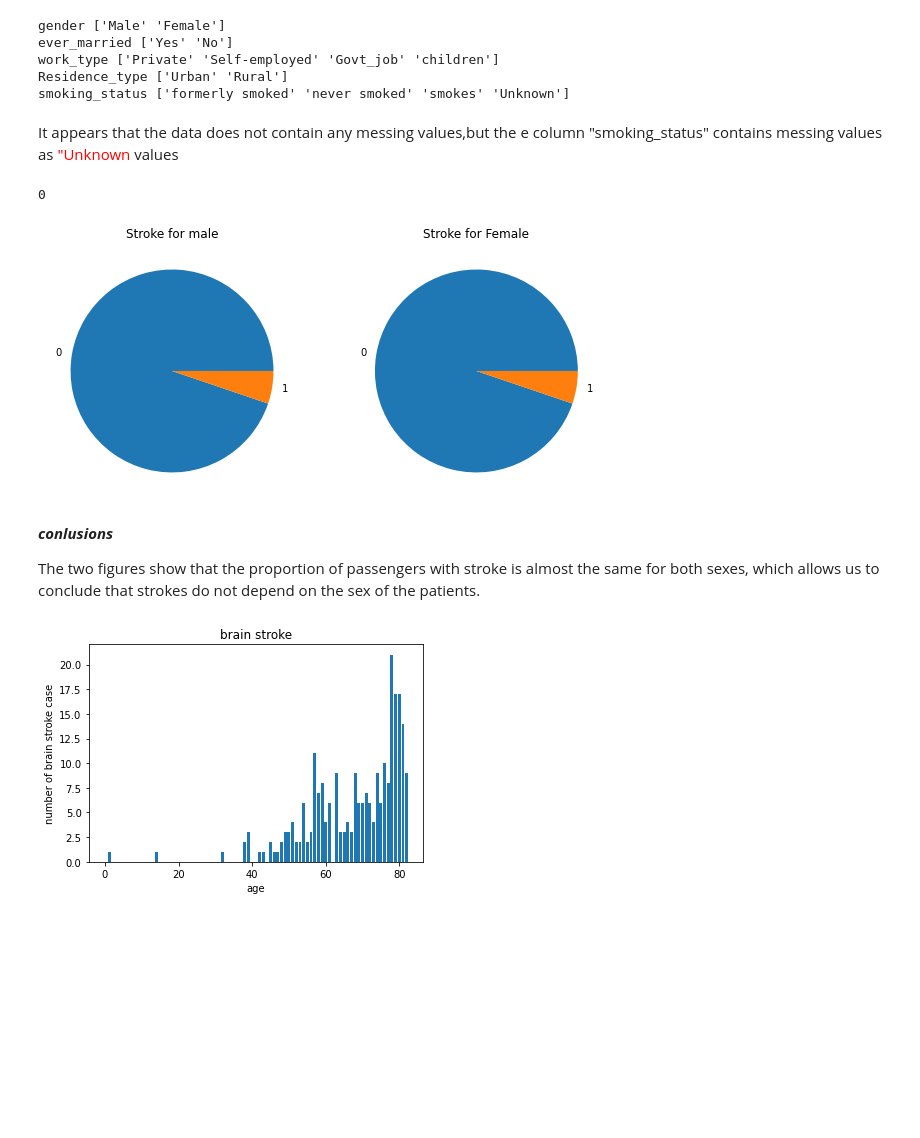
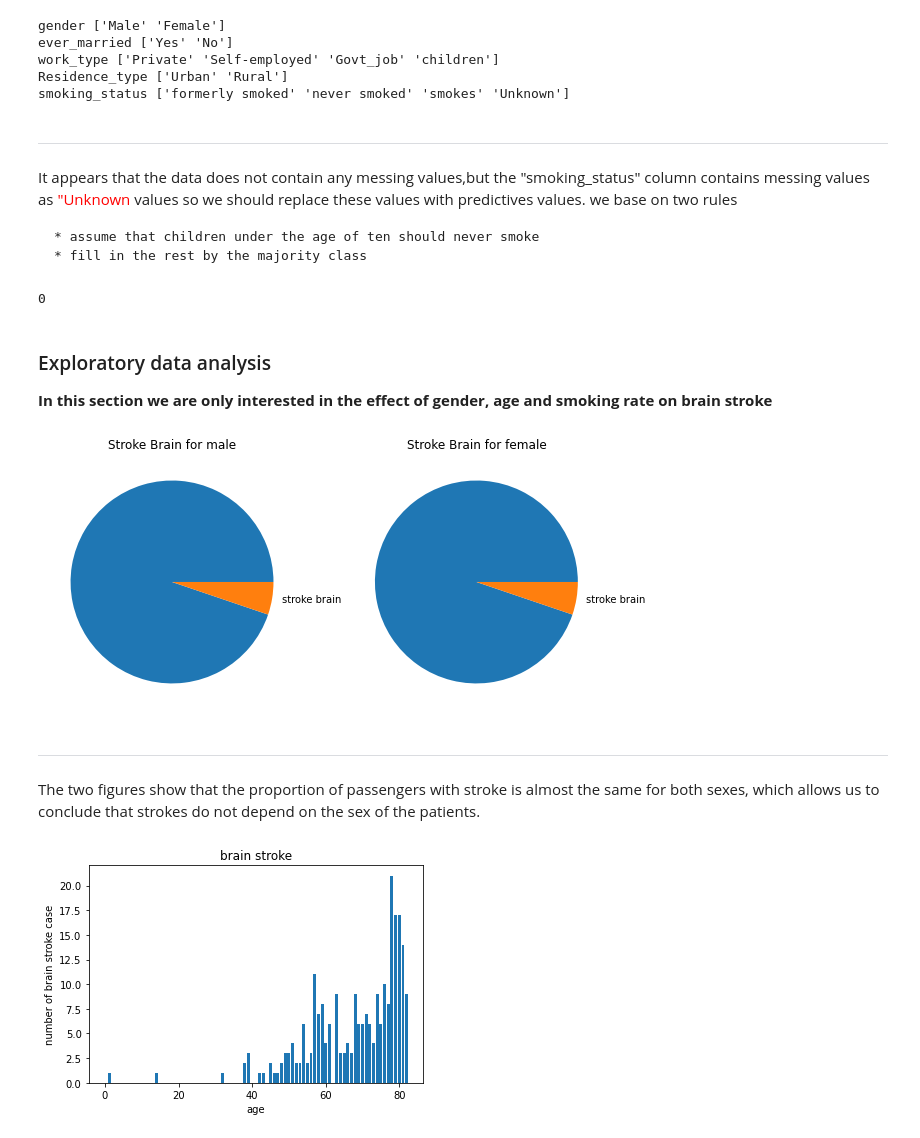
Before and after one commit to ISLAH-Hamza/brain_stroke, a Jupyter notebook: analyse.ipynb, the cells around one changed output. Cells and saved outputs as stored; diff of their text form; code cells hidden in the pictures; blank space fills up the shorter version.

```diff
--- a/analyse.ipynb
+++ b/analyse.ipynb
@@ -39,7 +39,11 @@ work_type ['Private' 'Self-employed' 'Govt_job' 'children']
 Residence_type ['Urban' 'Rural']
 smoking_status ['formerly smoked' 'never smoked' 'smokes' 'Unknown']
 # %% [markdown]
-It appears that the data does not contain any messing values,but the e column "smoking_status" contains messing values as  <font color='red'>"Unknown</font> values
+---
+It appears that the data does not contain any messing values,but the "smoking_status" column contains messing values as  <font color='red'>"Unknown</font> values so we should replace these values with predictives values. we base on two rules
+
+    * assume that children under the age of ten should never smoke
+    * fill in the rest by the majority class
 # %%
 BrainS.loc[BrainS['age']<10]=BrainS.loc[BrainS['age']<10].replace('Unknown','never smoked')
 mode=BrainS['smoking_status'].mode()[0]
@@ -48,21 +52,23 @@ BrainS=BrainS.replace('Unknown',mode)
 sum(BrainS['smoking_status']=='Unknown')
 # %% [output]
 0
+# %% [markdown]
+### Exploratory data analysis
+**In this section we are only interested in the effect of gender, age and smoking rate on brain stroke**
 # %%
 fig,ax=plt.subplots(1,2)
 fig.set_size_inches([10,5])
 maleStroke=BrainS[BrainS['gender']=='Male'].groupby('stroke').count().iloc[:,2]
-ax[0].pie(maleStroke, labels=['0','1'])
-ax[0].set_title("Stroke for male")
+ax[0].pie(maleStroke, labels=[' ','stroke brain'])
+ax[0].set_title("Stroke Brain for male")
 femaleStroke=BrainS[BrainS['gender']=='Female'].groupby('stroke').count().iloc[:,2]
-ax[1].pie(maleStroke, labels=['0','1'])
-ax[1].set_title("Stroke for Female")
+ax[1].pie(maleStroke, labels=['','stroke brain'])
+ax[1].set_title("Stroke Brain for female")
 plt.show()
 # %% [output]
-[figure, old version]
+[figure, new version]
 # %% [markdown]
-***conlusions***
-
+---
 The two figures show that the proportion of passengers with stroke is almost the same for both sexes, which allows us to conclude that
 strokes do not depend on the sex of the patients.
 # %%
```
Also changed, not shown: parts of 6 cells of this notebook, 1 other file.
